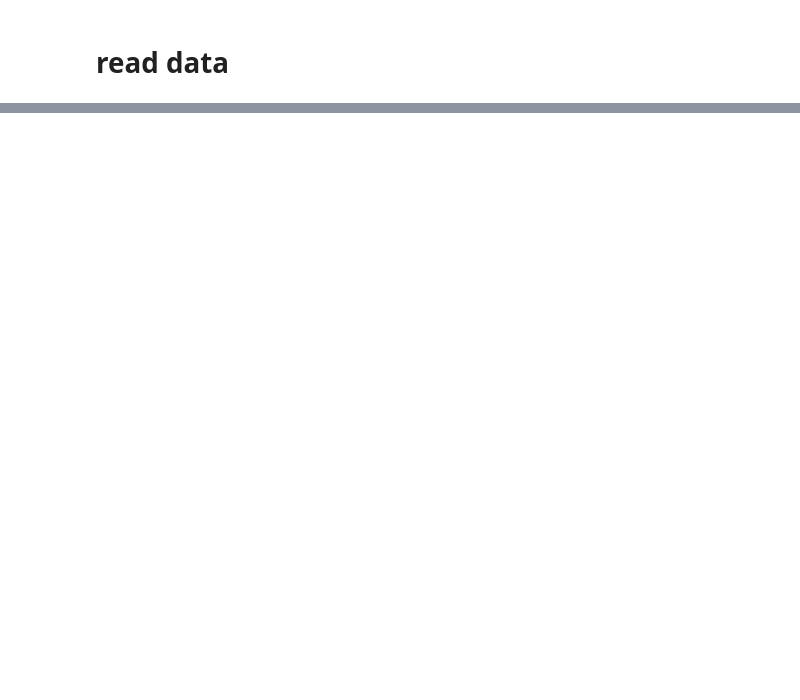
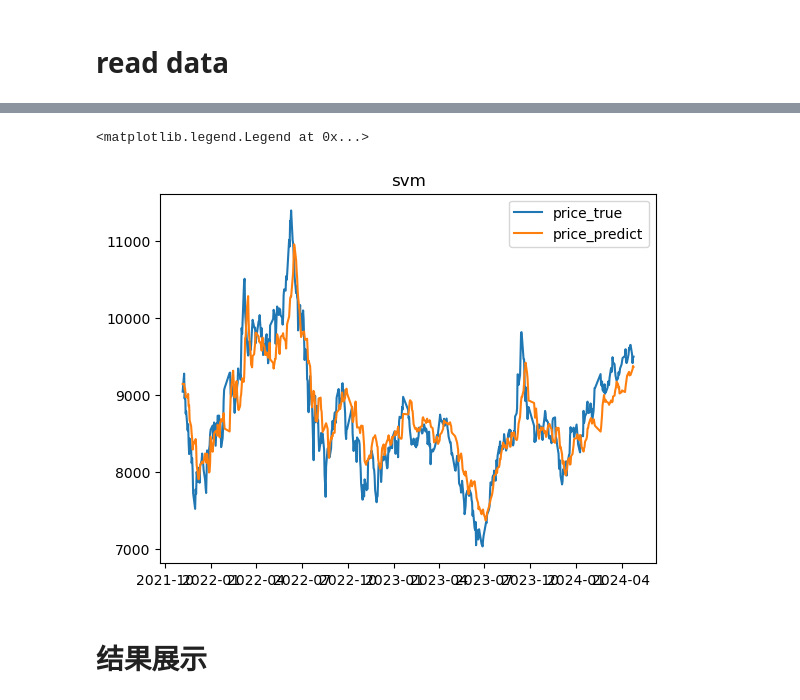
Before and after one commit to ChandlerMask/price_prediction, a Jupyter notebook: idea.ipynb, the cells around one changed output, grey strips where cells are left out. Drawn from its saved outputs; the diff is of its cells as text; code cells hidden in the pictures; blank space fills up the shorter version.

```diff
--- a/idea.ipynb
+++ b/idea.ipynb
@@ -170,0 +452,9 @@ THS_HQ('EBZL.DCE','open,high,low,close,avgPrice,changeRatio,volume,amount','CPS:
+# %%
+plt.plot(dict_result_svm["plot_price"])
+plt.title("svm")
+plt.legend(dict_result_line["plot_price"].columns)
+# %% [output]
+<matplotlib.legend.Legend at 0x...>
+[figure, added]
+# %% [markdown]
+# 结果展示
```
Also changed, not shown: parts of 46 cells of this notebook, 7 other files.
